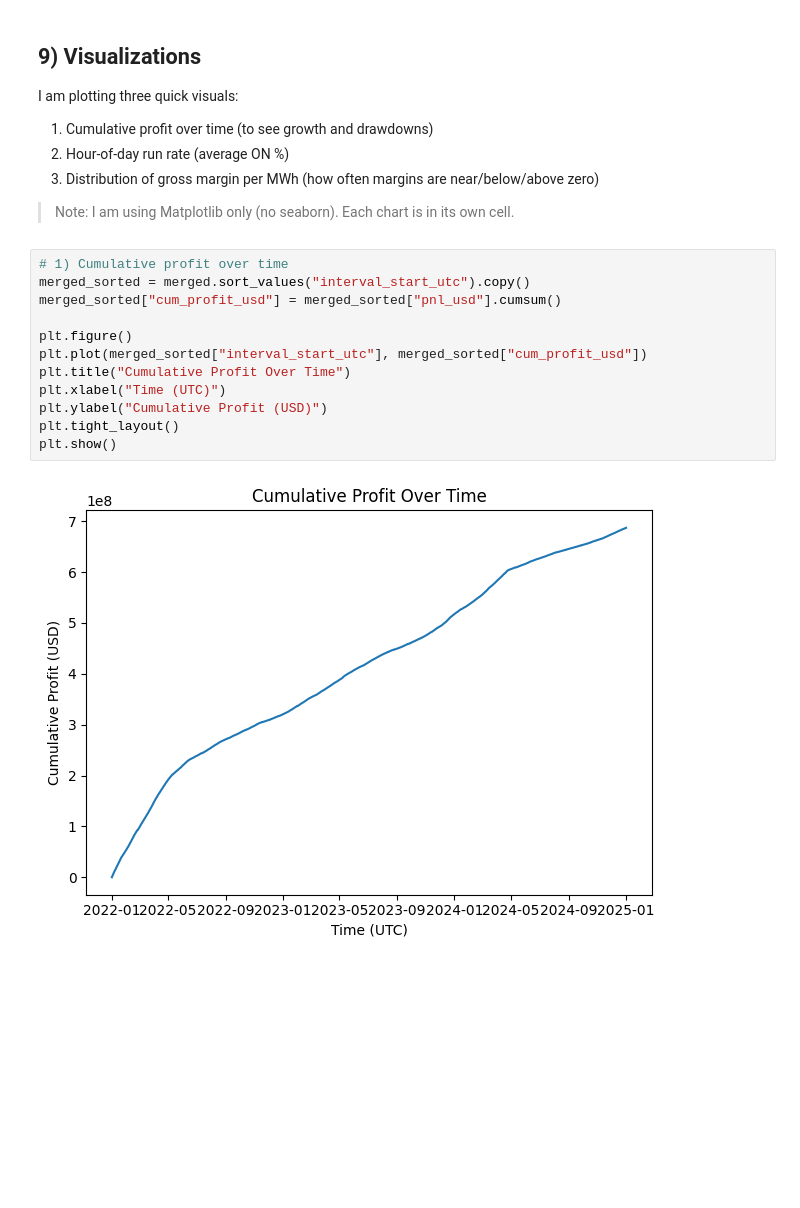
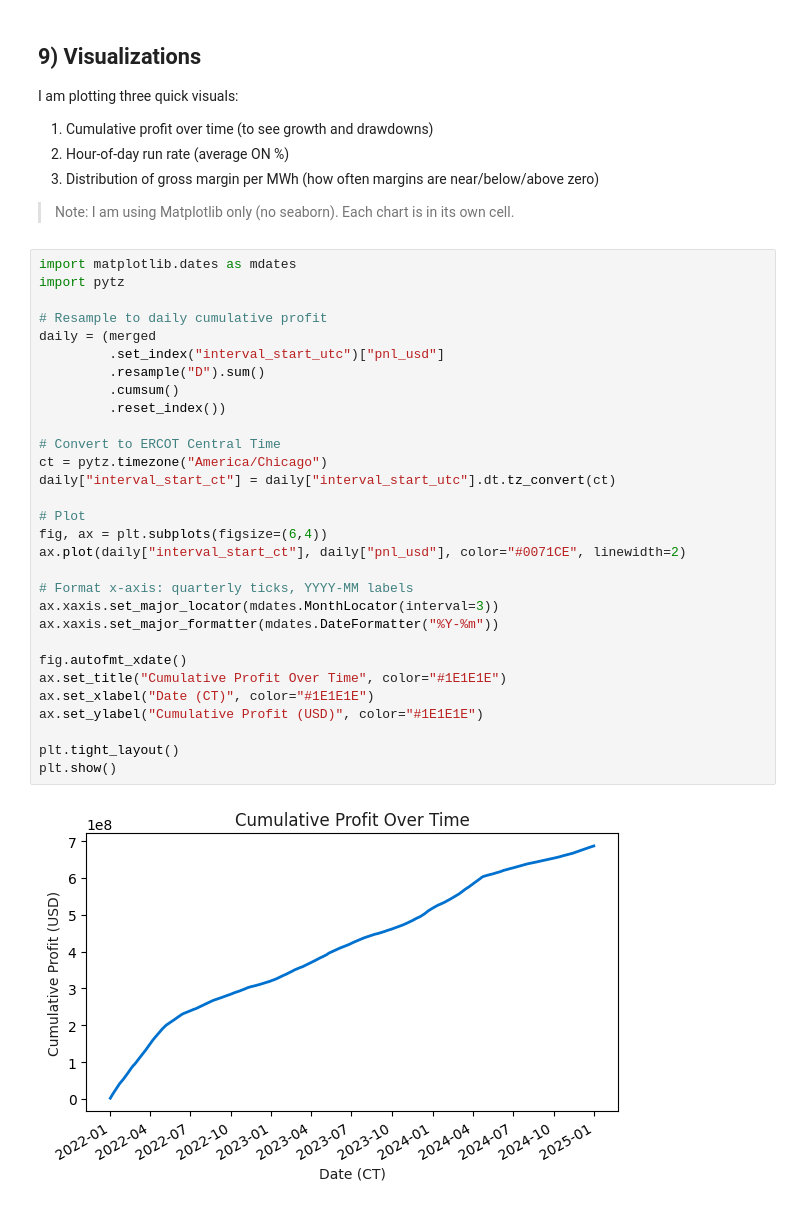
Before and after one commit to christianasb/Bitcoin-Mining-Dispatch-Model, a Jupyter notebook: bitcoin_mining_dispatch.ipynb, the cells around one changed output. Saved outputs shown, nothing was run; the diff lists cells and outputs as text; blank space fills up the shorter version.

```diff
--- a/bitcoin_mining_dispatch.ipynb
+++ b/bitcoin_mining_dispatch.ipynb
@@ -494,20 +494,38 @@ I am plotting three quick visuals:
 3. Distribution of gross margin per MWh (how often margins are near/below/above zero)
 
 > Note: I am using Matplotlib only (no seaborn). Each chart is in its own cell.
-# %%
-# 1) Cumulative profit over time
-merged_sorted = merged.sort_values("interval_start_utc").copy()
-merged_sorted["cum_profit_usd"] = merged_sorted["pnl_usd"].cumsum()
-
-plt.figure()
-plt.plot(merged_sorted["interval_start_utc"], merged_sorted["cum_profit_usd"])
-plt.title("Cumulative Profit Over Time")
-plt.xlabel("Time (UTC)")
-plt.ylabel("Cumulative Profit (USD)")
-plt.tight_layout()
-plt.show()
-# %% [output]
-[figure, removed]
+# %%
+import matplotlib.dates as mdates
+import pytz
+
+# Resample to daily cumulative profit
+daily = (merged
+         .set_index("interval_start_utc")["pnl_usd"]
+         .resample("D").sum()
+         .cumsum()
+         .reset_index())
+
+# Convert to ERCOT Central Time
+ct = pytz.timezone("America/Chicago")
+daily["interval_start_ct"] = daily["interval_start_utc"].dt.tz_convert(ct)
+
+# Plot
+fig, ax = plt.subplots(figsize=(6,4))
+ax.plot(daily["interval_start_ct"], daily["pnl_usd"], color="#0071CE", linewidth=2)
+
+# Format x-axis: quarterly ticks, YYYY-MM labels
+ax.xaxis.set_major_locator(mdates.MonthLocator(interval=3))
+ax.xaxis.set_major_formatter(mdates.DateFormatter("%Y-%m"))
+
+fig.autofmt_xdate()
+ax.set_title("Cumulative Profit Over Time", color="#1E1E1E")
+ax.set_xlabel("Date (CT)", color="#1E1E1E")
+ax.set_ylabel("Cumulative Profit (USD)", color="#1E1E1E")
+
+plt.tight_layout()
+plt.show()
+# %% [output]
+[figure, added]
 # %%
 # 2) Hour-of-day run rate (average ON %)
 hod_plot = hod.groupby("hour")["run_rate_pct"].mean().reset_index()
```
Also changed, not shown: parts of 4 cells of this notebook.
